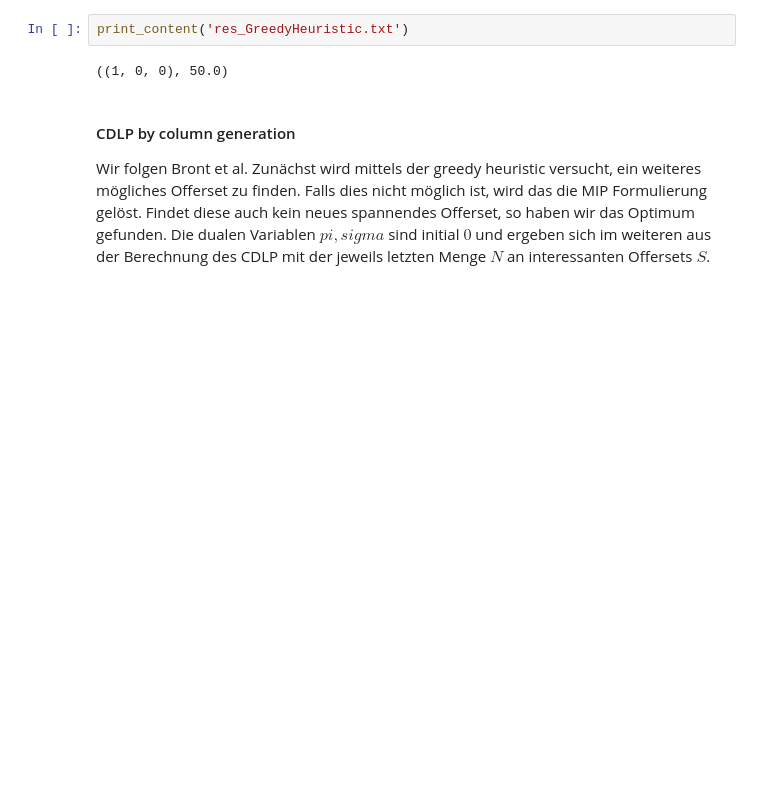
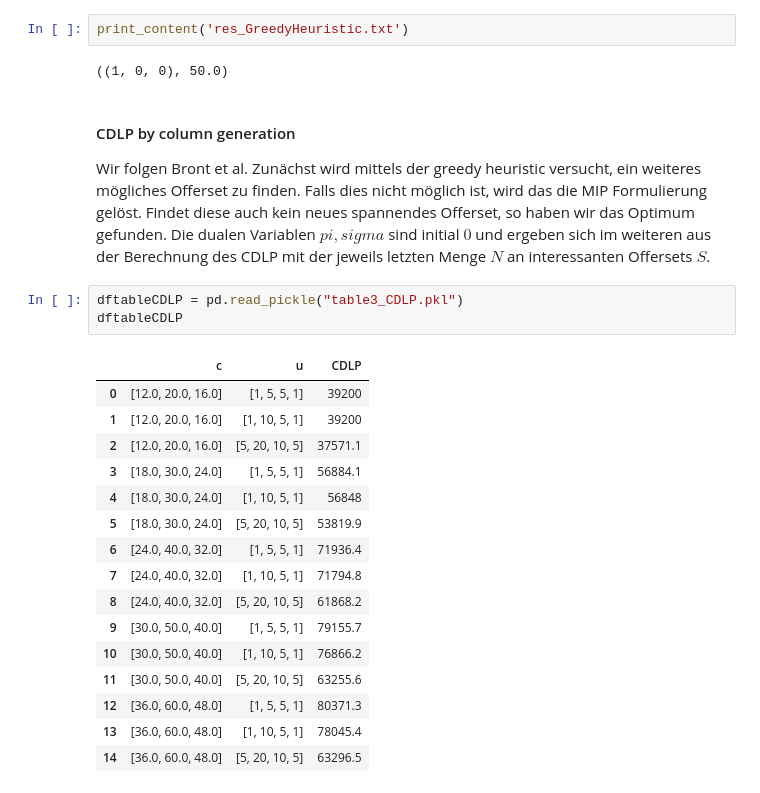
Before and after one commit to gloggerS/ApproximateDynamicProgramming, a Jupyter notebook: Code/doc_Koch.ipynb, the cells around one changed output. Drawn from its saved outputs; the diff is of its cells as text; blank space fills up the shorter version.

Commit message:
CDLP by column generation implemented and running correctly on table3 three parallel flights, cleanup of code while debugging

```diff
--- a/Code/doc_Koch.ipynb
+++ b/Code/doc_Koch.ipynb
@@ -763,3 +738,23 @@ print_content('res_GreedyHeuristic.txt')
 #### CDLP by column generation
 
 Wir folgen Bront et al. Zunächst wird mittels der greedy heuristic versucht, ein weiteres mögliches Offerset zu finden. Falls dies nicht möglich ist, wird das die MIP Formulierung gelöst. Findet diese auch kein neues spannendes Offerset, so haben wir das Optimum gefunden. Die dualen Variablen $pi, sigma$ sind initial $0$ und ergeben sich im weiteren aus der Berechnung des CDLP mit der jeweils letzten Menge $N$ an interessanten Offersets $S$.
+# %%
+dftableCDLP = pd.read_pickle("table3_CDLP.pkl")
+dftableCDLP
+# %% [output]
+|  | c | u | CDLP |
+| 0 | [12.0, 20.0, 16.0] | [1, 5, 5, 1] | 39200 |
+| 1 | [12.0, 20.0, 16.0] | [1, 10, 5, 1] | 39200 |
+| 2 | [12.0, 20.0, 16.0] | [5, 20, 10, 5] | 37571.1 |
+| 3 | [18.0, 30.0, 24.0] | [1, 5, 5, 1] | 56884.1 |
+| 4 | [18.0, 30.0, 24.0] | [1, 10, 5, 1] | 56848 |
+| 5 | [18.0, 30.0, 24.0] | [5, 20, 10, 5] | 53819.9 |
+| 6 | [24.0, 40.0, 32.0] | [1, 5, 5, 1] | 71936.4 |
+| 7 | [24.0, 40.0, 32.0] | [1, 10, 5, 1] | 71794.8 |
+| 8 | [24.0, 40.0, 32.0] | [5, 20, 10, 5] | 61868.2 |
+| 9 | [30.0, 50.0, 40.0] | [1, 5, 5, 1] | 79155.7 |
+| 10 | [30.0, 50.0, 40.0] | [1, 10, 5, 1] | 76866.2 |
+| 11 | [30.0, 50.0, 40.0] | [5, 20, 10, 5] | 63255.6 |
+| 12 | [36.0, 60.0, 48.0] | [1, 5, 5, 1] | 80371.3 |
+| 13 | [36.0, 60.0, 48.0] | [1, 10, 5, 1] | 78045.4 |
+| 14 | [36.0, 60.0, 48.0] | [5, 20, 10, 5] | 63296.5 |
```
Also changed, not shown: parts of 3 cells of this notebook, 4 other files.
